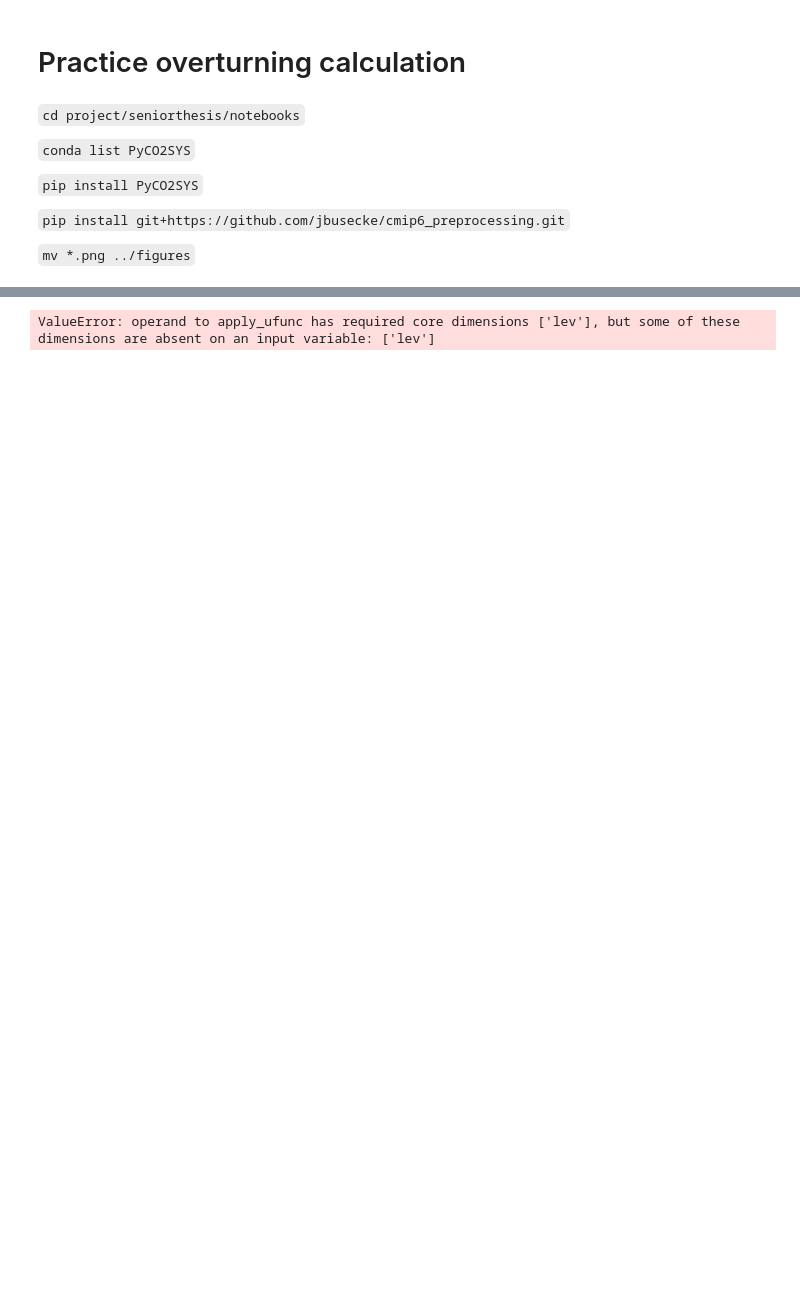
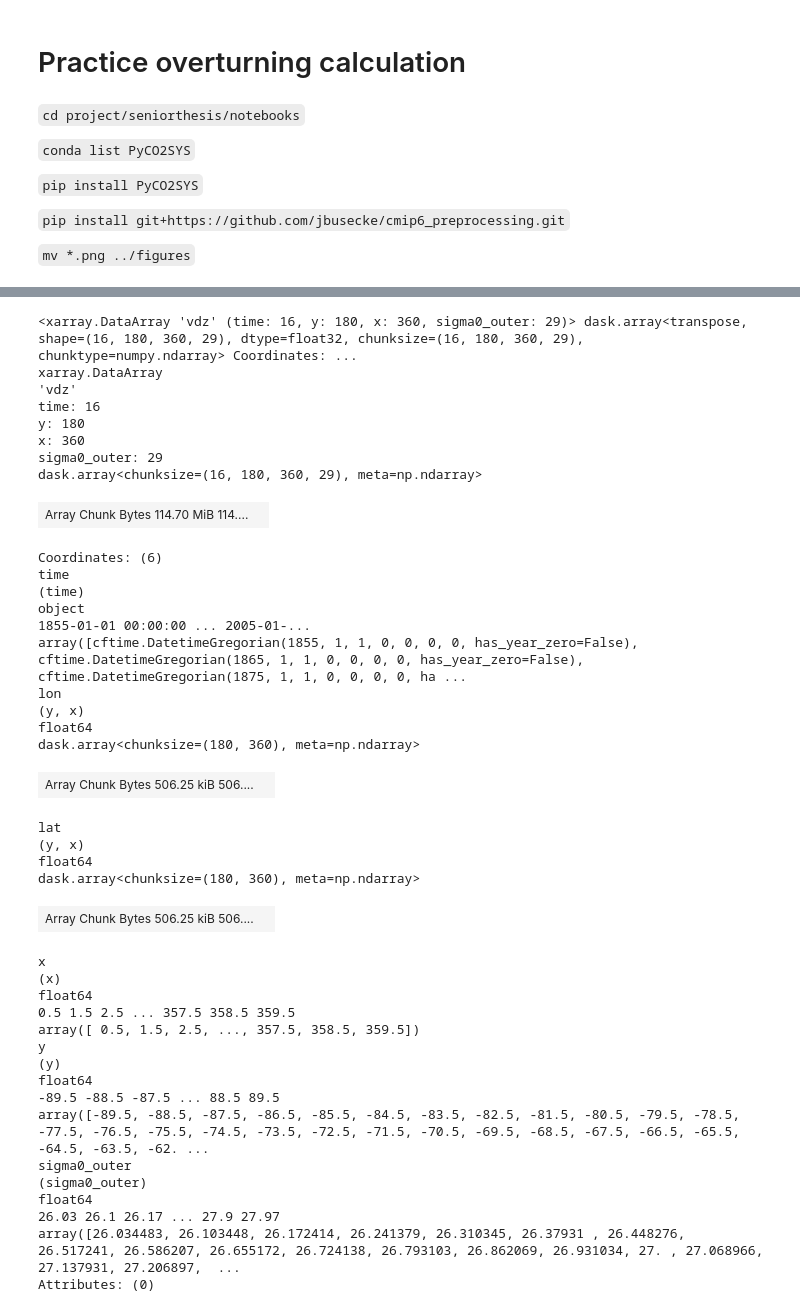
Before and after one commit to abby-baskind/seniorthesis, a Jupyter notebook: notebooks/practice_overturning.ipynb, the cells around one changed output, grey strips where cells are left out. Drawn from its saved outputs; the diff is of its cells as text; code cells hidden in the pictures; blank space fills up the shorter version.

```diff
--- a/notebooks/practice_overturning.ipynb
+++ b/notebooks/practice_overturning.ipynb
@@ -47,10 +114,6 @@ And calculate extra variables: `p`, `insitutemp`, and `sigma0`
 # %%
-dd_CESM2FV2 = {}
-dd_CESM2FV2['CESM2-FV2.gr.historical.Omon']= xr.open_mfdataset('CESM2-FV2.nc')
-for name, ds in dd_CESM2FV2.items():
-    # da = dd_x[name]
-    ds['p'] = gsw.p_from_z(-1*ds['lev'], ds['y'], geo_strf_dyn_height=0, sea_surface_geopotential=0)*xr.ones_like(ds['talk']) # expand along time dimension
-    ds['insitutemp'] = gsw.t_from_CT(ds['so'], ds['thetao'], ds['p'])
-    # ds['sigma2'] = gsw.sigma2(da['so'],da['thetao']).isel(x=slice(180,200)).mean('x', keep_attrs=True)
-    ds['sigma0'] = gsw.sigma0(ds['so'],ds['thetao'])
-    # ds['sigma1'] = gsw.sigma1(da['so'],da['thetao']).isel(x=slice(180,200)).mean('x', keep_attrs=True)
+
+# for name, ds in dd_vo.items():
+# dd_vo['p'] = gsw.p_from_z(-1*ds['lev'], ds['y'], geo_strf_dyn_height=0, sea_surface_geopotential=0)*xr.ones_like(ds['talk']) # expand along time dimension
+# dd_vo['insitutemp'] = gsw.t_from_CT(ds['so'], ds['thetao'], ds['p'])
+ds['sigma0'] = gsw.sigma0(ds['so'],ds['thetao'])
@@ -547,13 +418,55 @@ Error pops up: `operand to apply_ufunc has required core dimensions ['lev'], but
 # %%
+
 target = np.linspace(26, 28, 30)
-xgrid_sigma = Grid(da, coords = {'Z': {'center':'lev','outer':'lev_outer'}}, periodic=False)
+# xgrid_sigma = Grid(ds, coords = {'Z': {'center':'lev','outer':'lev_outer'}}, periodic=False)
 # Rechunk along lev_outer dimension
-da = da.chunk(dict(lev_outer=-1))
-vdz_sigma = xgrid_sigma.transform(da['vdz'],
+# ds = ds.chunk(dict(lev_outer=-1), dict(lev=-1))
+ds = ds.chunk({'lev_outer':-1, 'lev': -1})
+vdz_sigma = xgrid_gm.transform(ds['vdz'],
                              'Z',
                              target,
-                             method='linear',
+                             method='conservative',
                              target_data=ds['sigma0_outer'])
 vdz_sigma
 # %% [output]
-ValueError: operand to apply_ufunc has required core dimensions ['lev'], but some of these dimensions are absent on an input variable: ['lev']
+<xarray.DataArray 'vdz' (time: 16, y: 180, x: 360, sigma0_outer: 29)> dask.array<transpose, shape=(16, 180, 360, 29), dtype=float32, chunksize=(16, 180, 360, 29), chunktype=numpy.ndarray> Coordinates: ...
+xarray.DataArray
+'vdz'
+time: 16
+y: 180
+x: 360
+sigma0_outer: 29
+dask.array<chunksize=(16, 180, 360, 29), meta=np.ndarray>
+| Array Chunk Bytes 114.70 MiB 114.... |  |
+Coordinates: (6)
+time
+(time)
+object
+1855-01-01 00:00:00 ... 2005-01-...
+array([cftime.DatetimeGregorian(1855, 1, 1, 0, 0, 0, 0, has_year_zero=False), cftime.DatetimeGregorian(1865, 1, 1, 0, 0, 0, 0, has_year_zero=False), cftime.DatetimeGregorian(1875, 1, 1, 0, 0, 0, 0, ha ...
+lon
+(y, x)
+float64
+dask.array<chunksize=(180, 360), meta=np.ndarray>
+| Array Chunk Bytes 506.25 kiB 506.... |  |
+lat
+(y, x)
+float64
+dask.array<chunksize=(180, 360), meta=np.ndarray>
+| Array Chunk Bytes 506.25 kiB 506.... |  |
+x
+(x)
+float64
+0.5 1.5 2.5 ... 357.5 358.5 359.5
+array([ 0.5, 1.5, 2.5, ..., 357.5, 358.5, 359.5])
+y
+(y)
+float64
+-89.5 -88.5 -87.5 ... 88.5 89.5
+array([-89.5, -88.5, -87.5, -86.5, -85.5, -84.5, -83.5, -82.5, -81.5, -80.5, -79.5, -78.5, -77.5, -76.5, -75.5, -74.5, -73.5, -72.5, -71.5, -70.5, -69.5, -68.5, -67.5, -66.5, -65.5, -64.5, -63.5, -62. ...
+sigma0_outer
+(sigma0_outer)
+float64
+26.03 26.1 26.17 ... 27.9 27.97
+array([26.034483, 26.103448, 26.172414, 26.241379, 26.310345, 26.37931 , 26.448276, 26.517241, 26.586207, 26.655172, 26.724138, 26.793103, 26.862069, 26.931034, 27. , 27.068966, 27.137931, 27.206897,  ...
+Attributes: (0)
```
Also changed, not shown: parts of 39 cells of this notebook.
